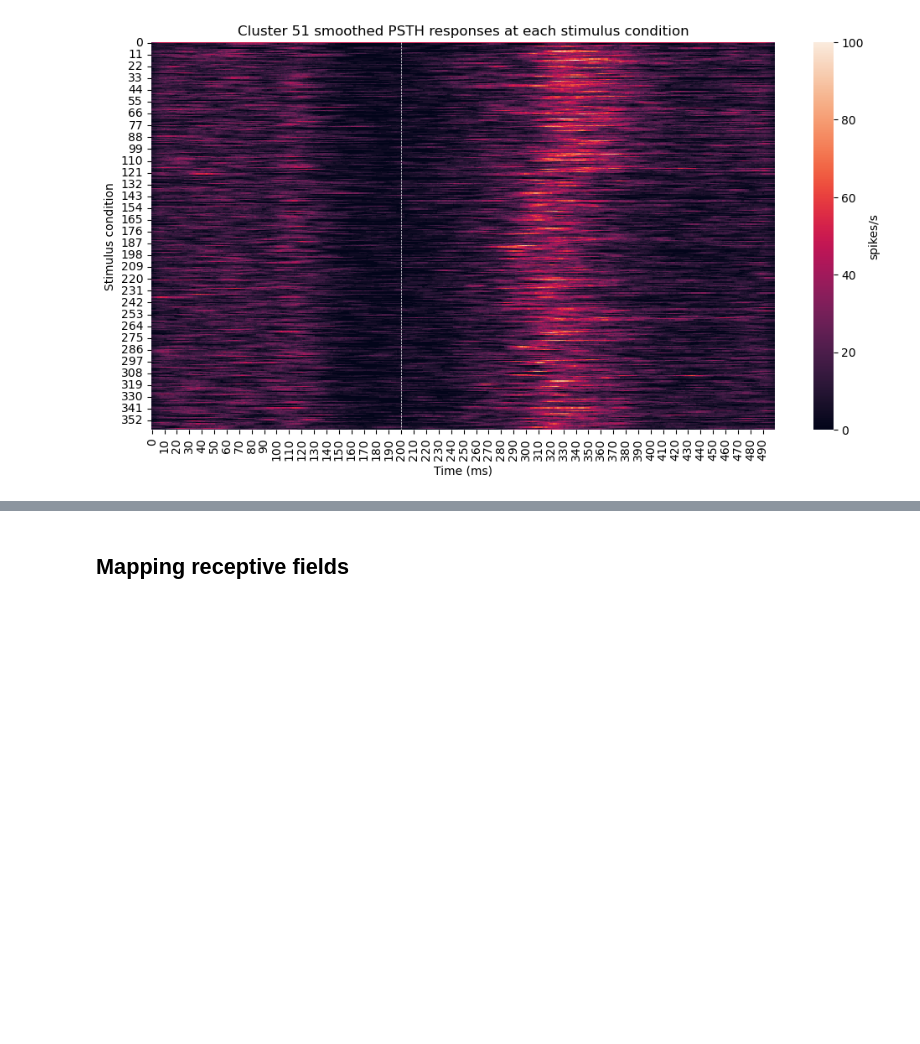
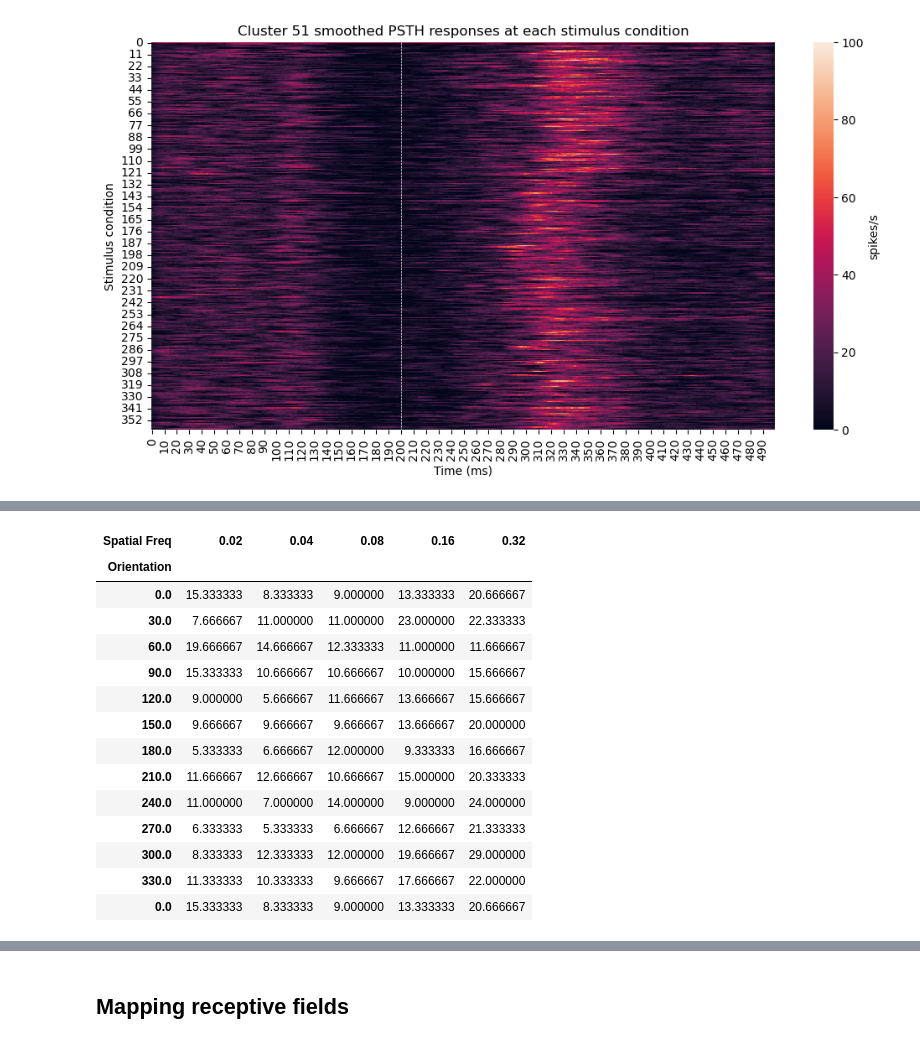
Before and after one commit to Elsayedaa/EphysToolkit, a Jupyter notebook: how_to_demonstration.ipynb, the cells around one changed output, grey strips where cells are left out. Cells and saved outputs as stored; diff of their text form; code cells hidden in the pictures; blank space fills up the shorter version.

```diff
--- a/how_to_demonstration.ipynb
+++ b/how_to_demonstration.ipynb
@@ -856,0 +941,18 @@ plt.show()
+# %%
+tuning_means
+# %% [output]
+| Spatial Freq | 0.02 | 0.04 | 0.08 | 0.16 | 0.32 |
+| Orientation |  |  |  |  |  |
+| 0.0 | 15.333333 | 8.333333 | 9.000000 | 13.333333 | 20.666667 |
+| 30.0 | 7.666667 | 11.000000 | 11.000000 | 23.000000 | 22.333333 |
+| 60.0 | 19.666667 | 14.666667 | 12.333333 | 11.000000 | 11.666667 |
+| 90.0 | 15.333333 | 10.666667 | 10.666667 | 10.000000 | 15.666667 |
+| 120.0 | 9.000000 | 5.666667 | 11.666667 | 13.666667 | 15.666667 |
+| 150.0 | 9.666667 | 9.666667 | 9.666667 | 13.666667 | 20.000000 |
+| 180.0 | 5.333333 | 6.666667 | 12.000000 | 9.333333 | 16.666667 |
+| 210.0 | 11.666667 | 12.666667 | 10.666667 | 15.000000 | 20.333333 |
+| 240.0 | 11.000000 | 7.000000 | 14.000000 | 9.000000 | 24.000000 |
+| 270.0 | 6.333333 | 5.333333 | 6.666667 | 12.666667 | 21.333333 |
+| 300.0 | 8.333333 | 12.333333 | 12.000000 | 19.666667 | 29.000000 |
+| 330.0 | 11.333333 | 10.333333 | 9.666667 | 17.666667 | 22.000000 |
+| 0.0 | 15.333333 | 8.333333 | 9.000000 | 13.333333 | 20.666667 |
```
Also changed, not shown: parts of 17 cells of this notebook.
